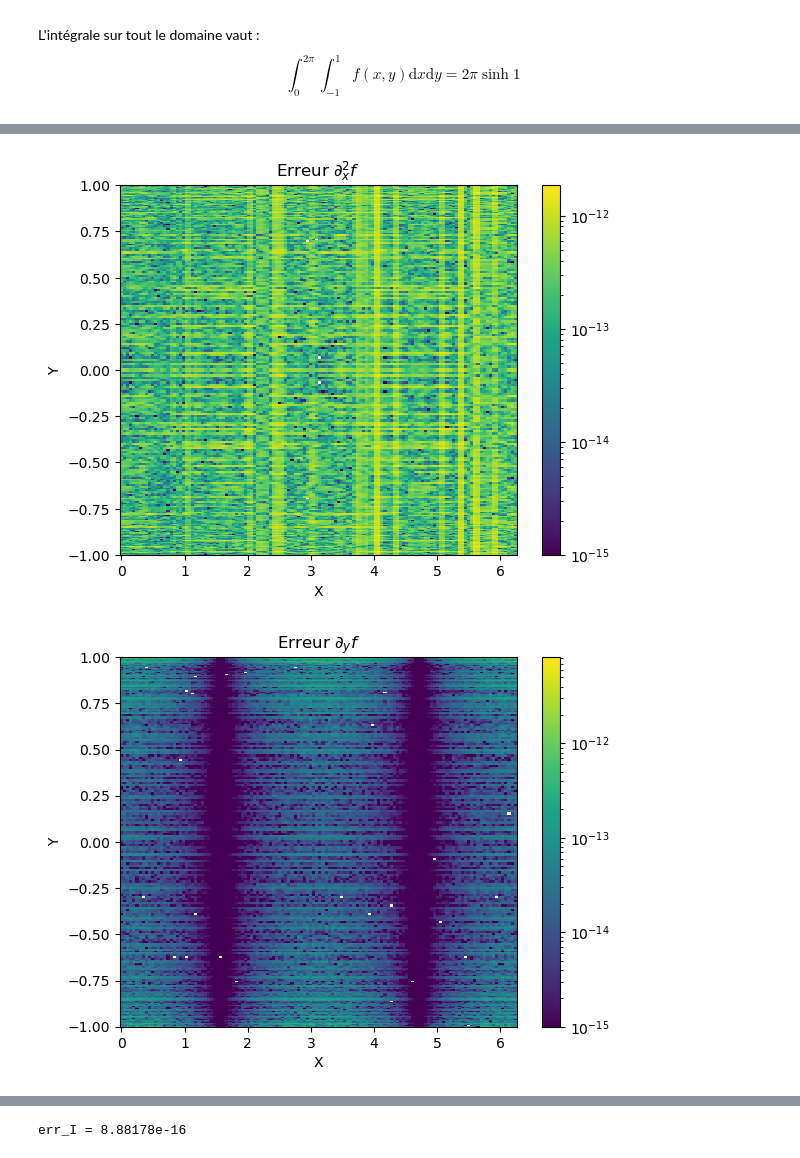
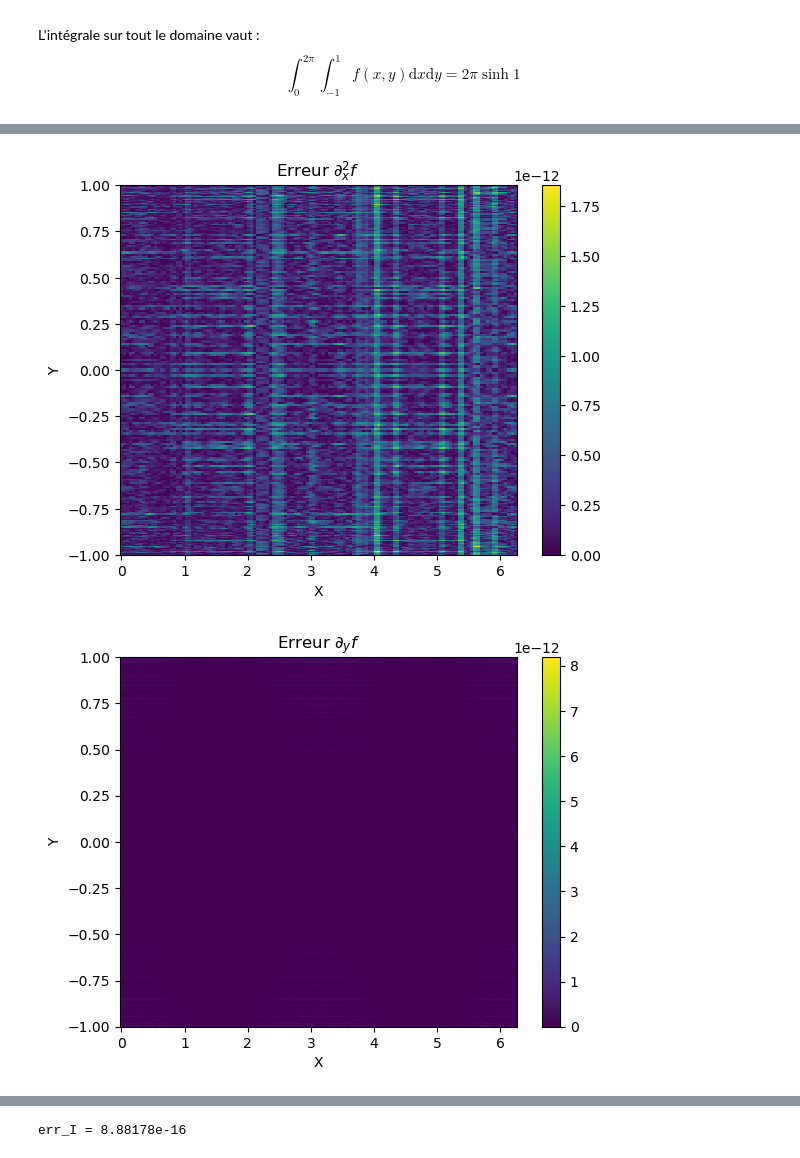
Before and after one commit to personne30003/pyTQG, a Jupyter notebook: Tests_notebooks/Grid_State_test.ipynb, the cells around one changed output, grey strips where cells are left out. Saved outputs shown, nothing was run; the diff lists cells and outputs as text; code cells hidden in the pictures.

```diff
--- a/Tests_notebooks/Grid_State_test.ipynb
+++ b/Tests_notebooks/Grid_State_test.ipynb
@@ -109,11 +109,13 @@ err_lapl = np.abs(lapl_f_ana - lapl_f_num)
 #print(f"err_I = {err_I:.5e}")
 
 
-def plot_err(err_array, title='', lognorm = True):
+def plot_err(err_array, title='', lognorm = False, cmap = 'viridis'):
     fig  = plt.figure()
     ax=plt.axes()
     ax.set_title(title)
-    cf = ax.pcolormesh(Grd.X, Grd.Y, err_array, norm=colors.LogNorm(vmin=1.0e-15, vmax=err_array.max()) if lognorm else None)
+    cf = ax.pcolormesh(Grd.X, Grd.Y, err_array,
+                       norm=colors.LogNorm(vmin=1.0e-15, vmax=err_array.max()) if lognorm else None,
+                       cmap = cmap)
     ax.set_xlabel("X")
     ax.set_ylabel("Y")
     fig.colorbar(cf, ax=ax)
@@ -142,2 +144,2 @@ plot_err(err_lapl, title = r"Erreur $(\partial_x^2+\partial_y^2)f$")
-[figure, old version]
+[figure, new version]
-[figure, old version]
+[figure, new version]
```
Also changed, not shown: parts of 32 cells of this notebook, 12 other files.
